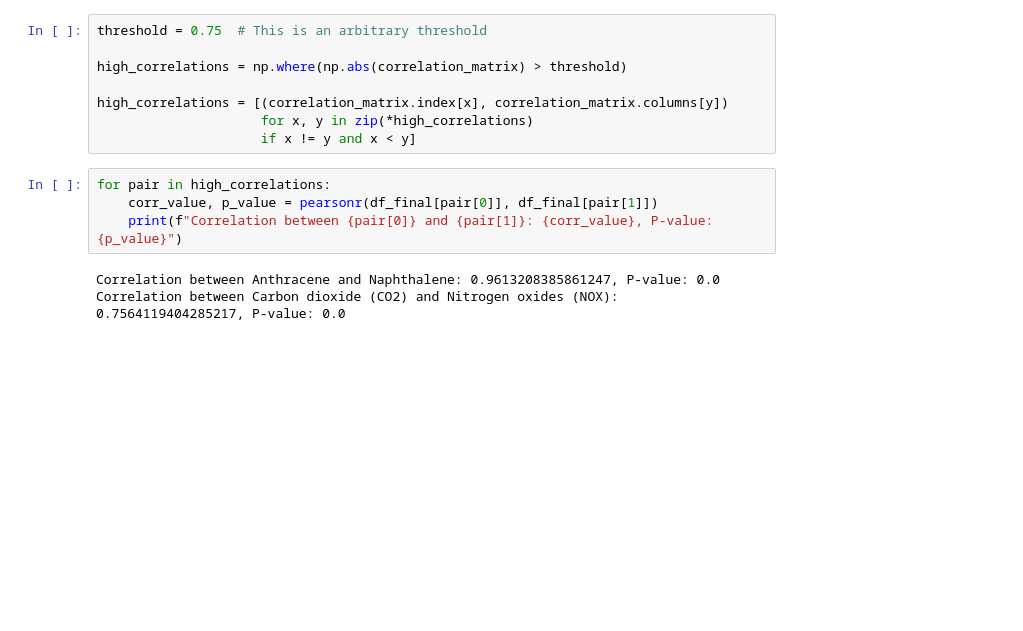
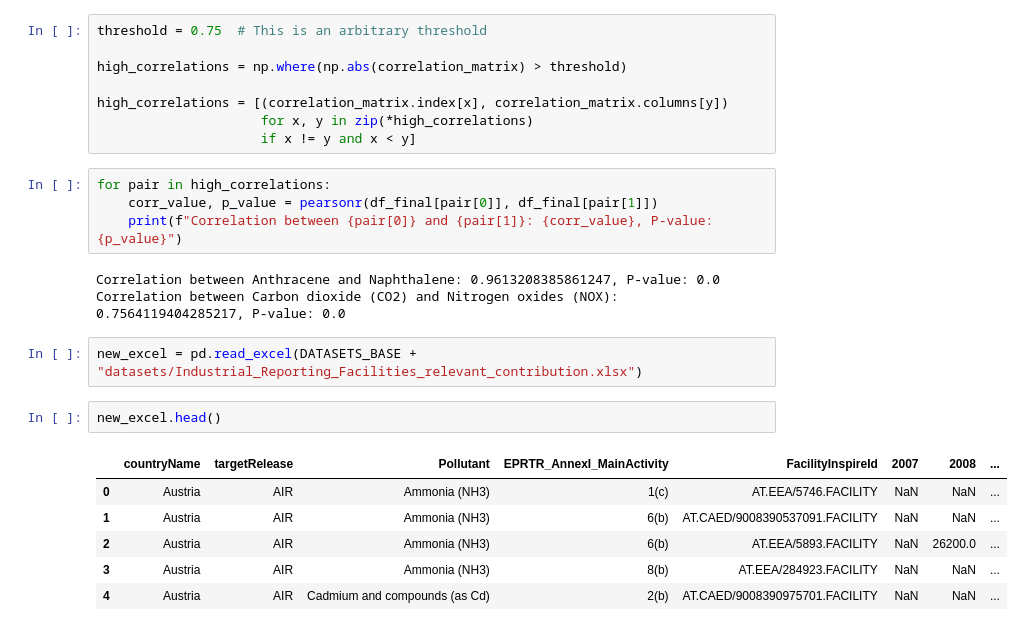
Before and after one commit to FanZy0127/environmental_impact, a Jupyter notebook: modules/Air/test.ipynb, the cells around one changed output. Cells and saved outputs as stored; diff of their text form; blank space fills up the shorter version.

Commit message:
Test d'un nouveau Dataset Excel: pas concluant. Approndissement des idées quant au besoin.

```diff
--- a/modules/Air/test.ipynb
+++ b/modules/Air/test.ipynb
@@ -51,3 +51,14 @@ for pair in high_correlations:
 # %% [output]
 Correlation between Anthracene and Naphthalene: 0.9613208385861247, P-value: 0.0
 Correlation between Carbon dioxide (CO2) and Nitrogen oxides (NOX): 0.7564119404285217, P-value: 0.0
+# %%
+new_excel = pd.read_excel(DATASETS_BASE + "datasets/Industrial_Reporting_Facilities_relevant_contribution.xlsx")
+# %%
+new_excel.head()
+# %% [output]
+|  | countryName | targetRelease | Pollutant | EPRTR_AnnexI_MainActivity | FacilityInspireId | 2007 | 2008 | ... |
+| 0 | Austria | AIR | Ammonia (NH3) | 1(c) | AT.EEA/5746.FACILITY | NaN | NaN | ... |
+| 1 | Austria | AIR | Ammonia (NH3) | 6(b) | AT.CAED/9008390537091.FACILITY | NaN | NaN | ... |
+| 2 | Austria | AIR | Ammonia (NH3) | 6(b) | AT.EEA/5893.FACILITY | NaN | 26200.0 | ... |
+| 3 | Austria | AIR | Ammonia (NH3) | 8(b) | AT.EEA/284923.FACILITY | NaN | NaN | ... |
+| 4 | Austria | AIR | Cadmium and compounds (as Cd) | 2(b) | AT.CAED/9008390975701.FACILITY | NaN | NaN | ... |
```
Also changed, not shown: parts of 2 cells of this notebook.
